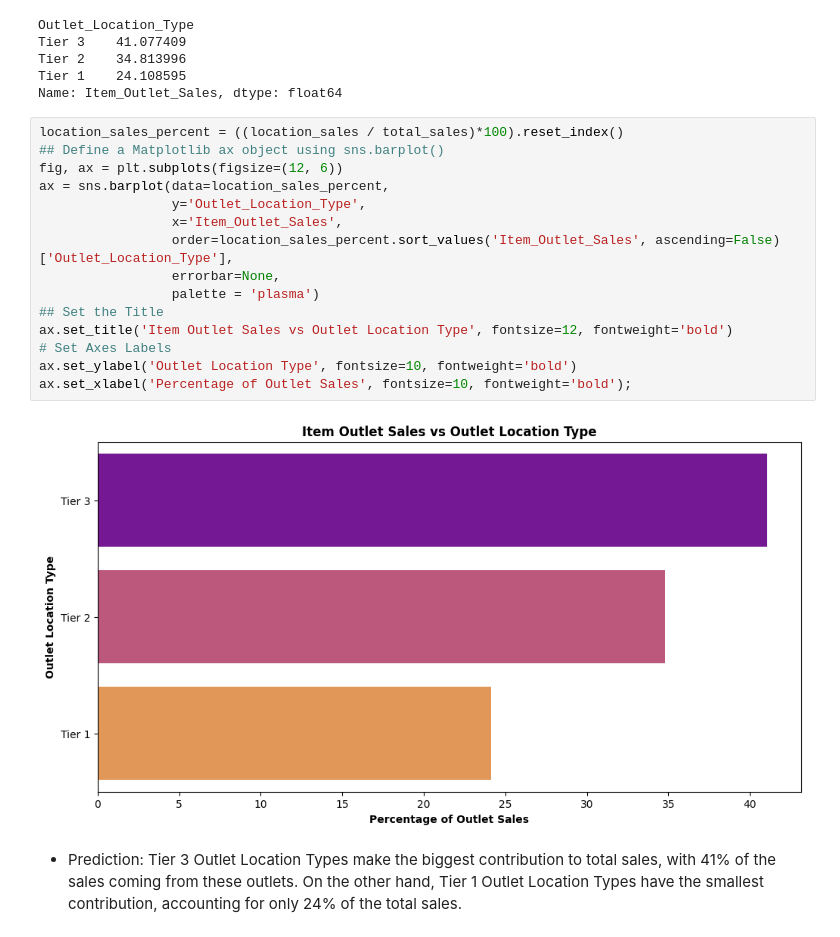
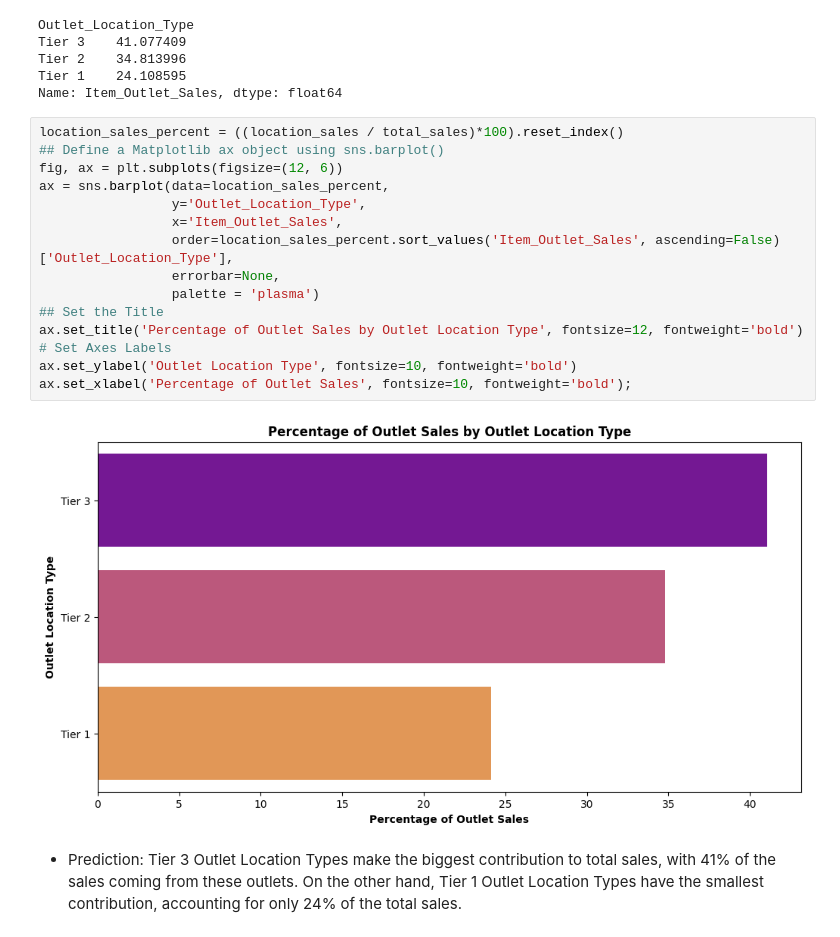
Before and after one commit to patelmedha/Prediction-of-Product-Sales, a Jupyter notebook: PREDICTION_OF_PRODUCT_SALES.ipynb, the cells around one changed output. Drawn from its saved outputs; the diff is of its cells as text.

```diff
--- a/PREDICTION_OF_PRODUCT_SALES.ipynb
+++ b/PREDICTION_OF_PRODUCT_SALES.ipynb
@@ -1225,19 +1225,19 @@ Name: Item_Outlet_Sales, dtype: float64
 # %%
 location_sales_percent = ((location_sales / total_sales)*100).reset_index()
 ## Define a Matplotlib ax object using sns.barplot()
 fig, ax = plt.subplots(figsize=(12, 6))
 ax = sns.barplot(data=location_sales_percent,
                  y='Outlet_Location_Type',
                  x='Item_Outlet_Sales',
                  order=location_sales_percent.sort_values('Item_Outlet_Sales', ascending=False)['Outlet_Location_Type'],
                  errorbar=None,
                  palette = 'plasma')
 ## Set the Title
-ax.set_title('Item Outlet Sales vs Outlet Location Type', fontsize=12, fontweight='bold')
+ax.set_title('Percentage of Outlet Sales by Outlet Location Type', fontsize=12, fontweight='bold')
 # Set Axes Labels
 ax.set_ylabel('Outlet Location Type', fontsize=10, fontweight='bold')
 ax.set_xlabel('Percentage of Outlet Sales', fontsize=10, fontweight='bold');
 # %% [output]
-[figure, old version]
+[figure, new version]
 # %% [markdown]
 - Prediction: Tier 3 Outlet Location Types make the biggest contribution to total sales, with 41% of the sales coming from these outlets. On the other hand, Tier 1 Outlet Location Types have the smallest contribution, accounting for only 24% of the total sales.
```
Also changed, not shown: parts of 2 cells of this notebook.
